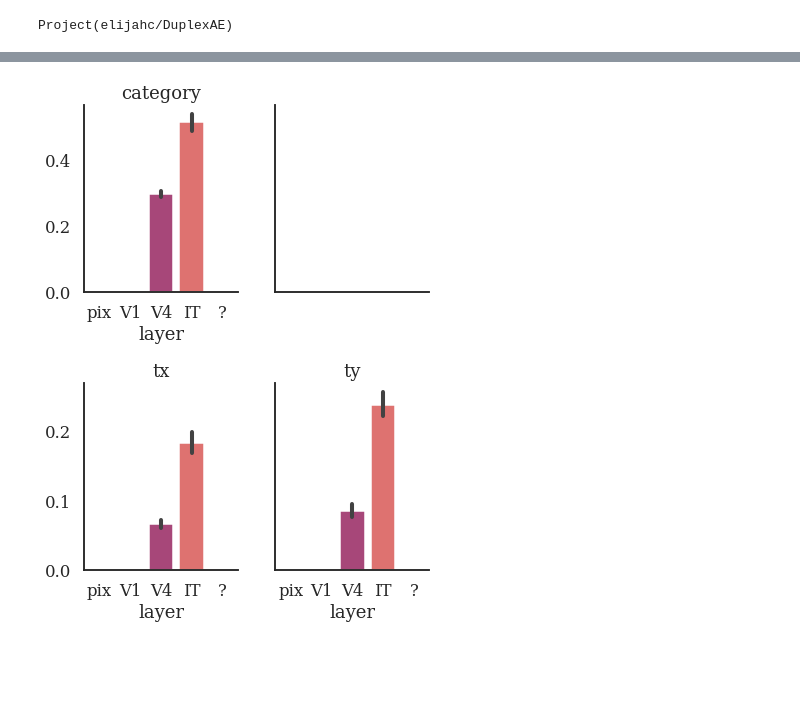
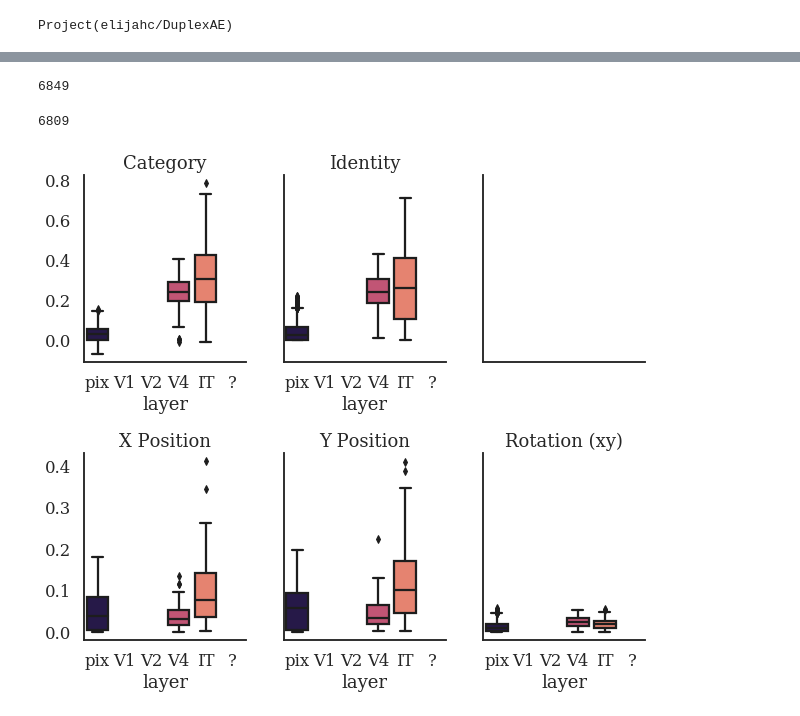
Before and after one commit to elijahc/vae, a Jupyter notebook: notebooks/06.5-Fig2.ipynb, the cells around one changed output, grey strips where cells are left out. Drawn from its saved outputs; the diff is of its cells as text; code cells hidden in the pictures; blank space fills up the shorter version.

```diff
--- a/notebooks/06.5-Fig2.ipynb
+++ b/notebooks/06.5-Fig2.ipynb
@@ -99,3 +218,6 @@ aug_df = pd.concat(sus)
+# %%
+dicarlo_df = get_dicarlo_su(proj_root,fn='su_selectivity_dicarlo_hi_var.pqt')
+dicarlo_df = dicarlo_df.fillna(0)
 # %%
 # DL = Shifted_Data_Loader('fashion_mnist',rotation=None,translation=0.75,bg='natural',flatten=False)
 # sx_test = DL.sx_test
@@ -132,2 +231,0 @@ hi_data = process_dicarlo(neural_data,variation=6)
-# %%
-dicarlo_df = pd.read_parquet(os.path.join(proj_root,'data','dicarlo.Majaj_processed'))
@@ -176,3 +232,3 @@ def plot_kde(x,y,df,by='region',order=None,xlim=(0.0,0.8),ylim=(0.0,0.8)):
 # %%
-sns.set(font_scale=2)
+# sns.set(font_scale=2)
 # sns.set_context('paper')
@@ -179,27 +237,44 @@ sns.set(font_scale=2)
+# %%
+len(dicarlo_df)
+# %% [output]
+6849
+# %%
+len(dicarlo_df[~dicarlo_df.neuroid_id.isin(err_neuroids)])
+# %% [output]
+6809
+# %%
+dicarlo_df = dicarlo_df[~dicarlo_df.neuroid_id.isin(err_neuroids)]
 # %%
-def topn_su_decode(df,n,props,**kwargs):
-    order=[0,1,3,4,5]
-    fig,axs = plt.subplots(2,2,figsize=(6,8),sharey='row',**kwargs)
+def topn_su_decode(df,n,props,plot_fn,**kwargs):
+    order=[0,1,2,3,4,5]
+    fig,axs = plt.subplots(2,3,figsize=(9,8),sharey='row',**kwargs)
     set_style()
     sns.set_context('talk')
     for ax,prop in zip(axs.ravel(),props):
-        df_topn = pd.concat([df.query('layer == {}'.format(l)).nlargest(n,prop) for l in [1,2,3,4]])
-        sns.barplot(x='layer',y=prop,order=order,data=df_topn,ax=ax,palette='magma')
-        ax.set_xticklabels(['pix','V1','V4','IT','?'])
+        pix = [df.query('layer == 0')]
+        df_topn = pd.concat(pix+[df.query('layer == {}'.format(l)).nlargest(n,prop) for l in [1,2,3,4]])
+        plot_fn(x='layer',y=prop,order=order,data=df_topn,ax=ax,palette='magma')
+        ax.set_xticklabels(['pix','V1','V2','V4','IT','?'])
 #         ax.set_ylabel('d\'')
         ax.set_ylabel('')
         ax.set_title(prop)
         sns.despine(ax=ax)
 
-    del_ax = axs.ravel()[1]
+    del_ax = axs.ravel()[2]
     del_ax.clear()
     del_ax.get_xaxis().set_visible(False)
     plt.tight_layout()
     return fig,axs
 
 
-fig,axs = topn_su_decode(dicarlo_df,n=50,props=['category','category','tx','ty'],
+props = ['category_name','object_name','object_name','tx','ty','rxy']
+new_prop_names = ['Category', 'Identity', 'Identity','X Position','Y Position','Rotation (xy)']
+dicarlo_df = dicarlo_df.rename(columns={k:v for k,v in zip(props,new_prop_names)})
+
+fig,axs = topn_su_decode(dicarlo_df,n=192,
+                         props=new_prop_names,
+                         plot_fn=sns.boxplot,
 #                subplot_kw={'ylim':(0,0.5)},
               )
 # %% [output]
-[figure, old version]
+[figure, new version]
```
Also changed, not shown: parts of 56 cells of this notebook, 51 other files.
